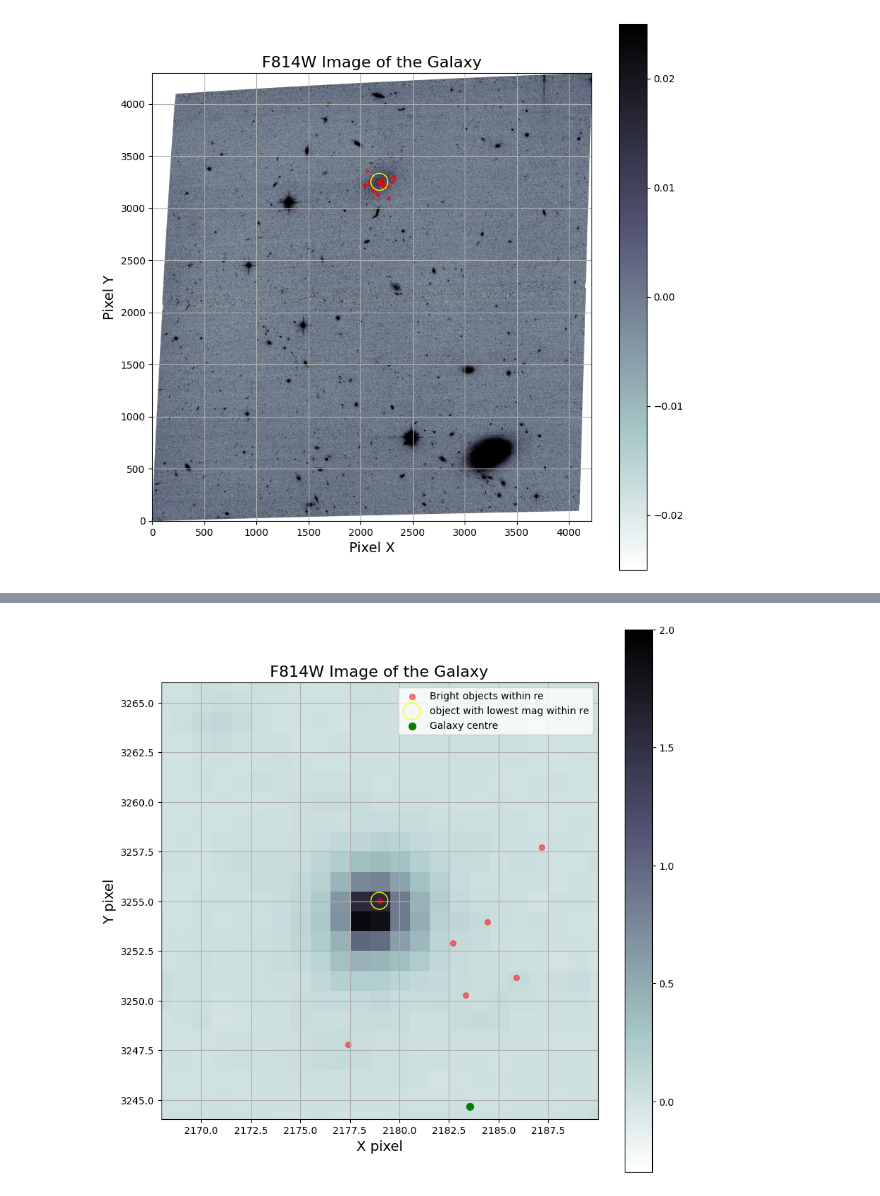
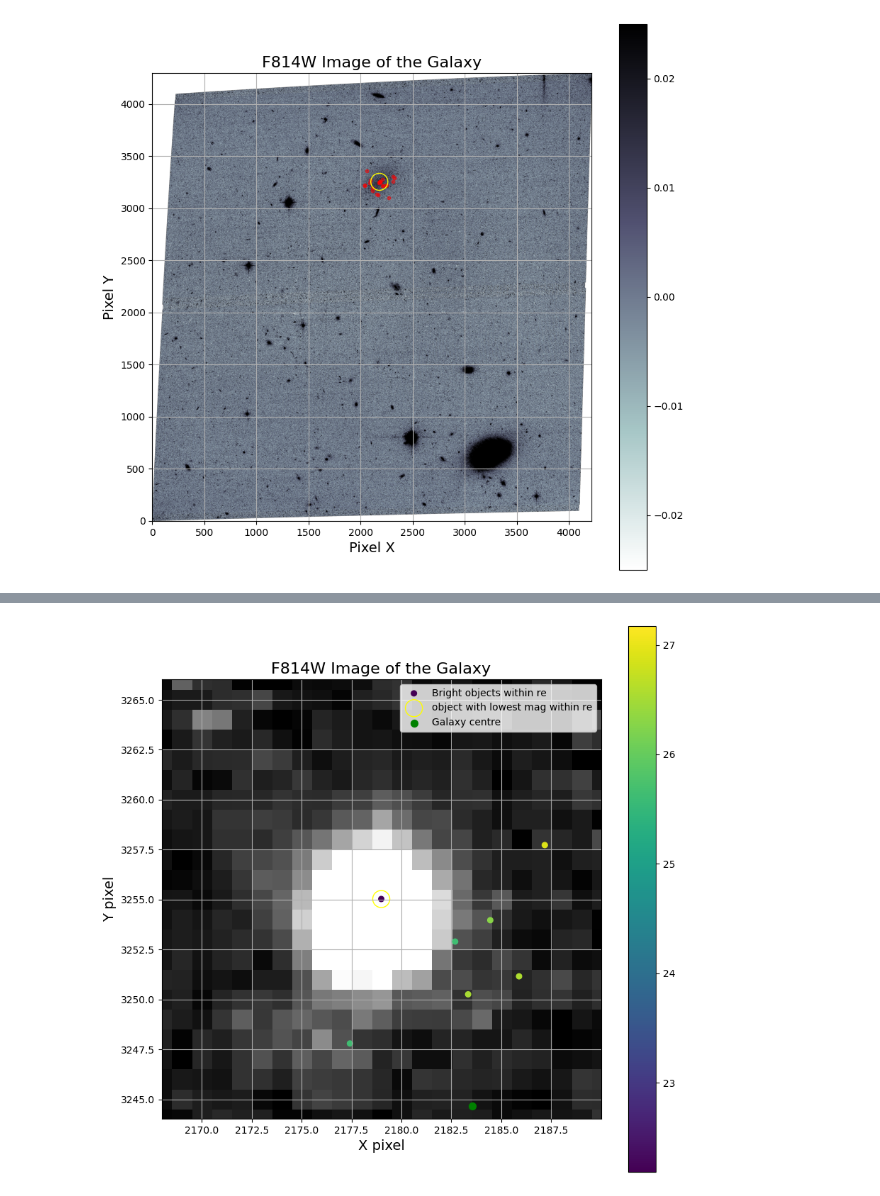
Before and after one commit to Ananth1-9/Research_work, a Jupyter notebook: Real_code/NSCID0.ipynb, the cells around one changed output, grey strips where cells are left out. Saved outputs shown, nothing was run; the diff lists cells and outputs as text; code cells hidden in the pictures.

Commit message:
made better plots for the color and concentration plots

```diff
--- a/Real_code/NSCID0.ipynb
+++ b/Real_code/NSCID0.ipynb
@@ -138,7 +138,7 @@ plt.show()
 # converting pixel in re(arcsec) to pixels
 re_arcsec0 = 9.31
 
-hdul0 = fits.open('/Users/ananthmugundhan/Coding/Research_work/Space_data/HST_cut2/ID_0_F814/MAST_2025-11-09T22_49_51.321Z/HST/jd5h07020_drc.fits')
+hdul0 = fits.open('/Users/ananthmugundhan/Coding/Research_work/Space_data/HST_cut2/ID_0_F814/ID_0_F606/MAST_2026-03-03T2119/HST/jd5h07010_drc.fits')
 if len(hdul0) > 1:
     hdr0 = hdul0[1].header
 else:
@@ -422,19 +450,19 @@ plt.show()
 # %%
 # Zooming in even more
 lim = round(objdist0)
 fig0 = plt.figure(figsize=(10,10))
-plt.imshow(F814W0, origin='lower', cmap='bone_r', vmin = -0.3, vmax = 2)
+plt.imshow(F814W0, origin='lower', cmap='grey', vmin = -0, vmax = 0.2)
+plt.scatter(xcgal0[distgal0 <= re_pixels0], ycgal0[distgal0 <= re_pixels0], c = f814mag0[distgal0 <= re_pixels0], s=30, alpha = 1, label='Bright objects within re')
 plt.colorbar()
-plt.scatter(xcgal0[distgal0 <= re_pixels0], ycgal0[distgal0 <= re_pixels0], color='red', s=30, alpha = 0.5, label='Bright objects within re')
 plt.scatter(objxc0, objyc0, ec = 'yellow', fc = 'none', s=300, alpha = 1, label='object with lowest mag within re')
 plt.scatter(galcenx0, galceny0, color='green', s=50, alpha = 1, label='Galaxy centre')
 plt.title('F814W Image of the Galaxy', fontsize=16)
 plt.xlabel('X pixel', fontsize=14)
 plt.ylabel('Y pixel', fontsize=14)
 plt.xlim(objxc0-lim, objxc0+lim)
 plt.ylim(objyc0-lim, objyc0+lim)
 plt.legend()
 plt.grid()
 plt.show()
 # %% [output]
-[figure, old version]
+[figure, new version]
```
Also changed, not shown: parts of 12 cells of this notebook, 4 other files.
